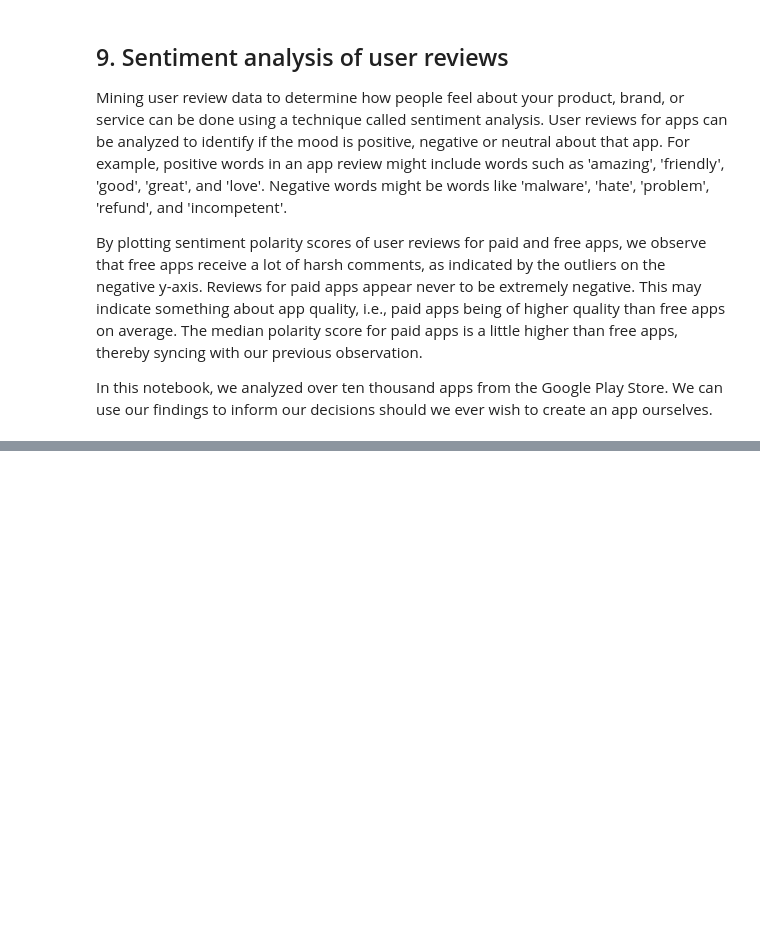
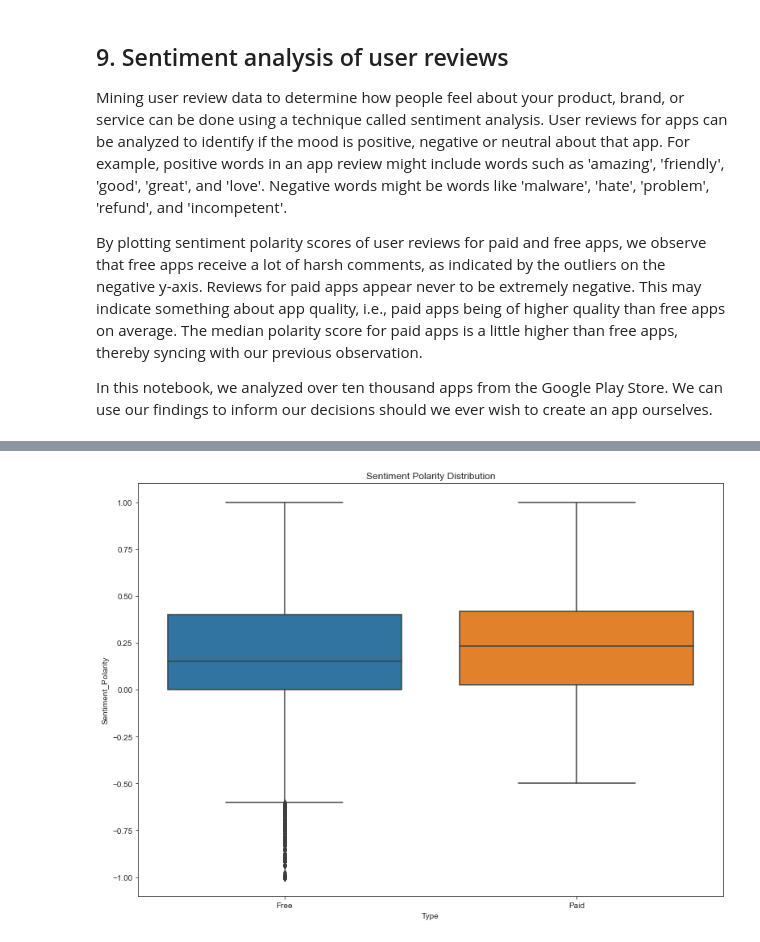
Before and after one commit to HassanShahzad7/Analyzing-Android-App-Market-on-Google-Play, a Jupyter notebook: notebook.ipynb, the cells around one changed output, grey strips where cells are left out. Drawn from its saved outputs; the diff is of its cells as text; code cells hidden in the pictures; blank space fills up the shorter version.

```diff
--- a/notebook.ipynb
+++ b/notebook.ipynb
@@ -281,6 +281,6 @@ fig, ax = plt.subplots()
 fig.set_size_inches(11, 8)
 
 # User review sentiment polarity for paid vs. free apps
-ax = sns.boxplot(x = merged_df.Type, y = merged_df.Sentiment_Polarity', data = merged_df)
+ax = sns.boxplot(x = merged_df.Type, y = merged_df.Sentiment_Polarity, data = merged_df)
 ax.set_title('Sentiment Polarity Distribution')
 # %% [output]
@@ -287,0 +288 @@ SyntaxError: EOL while scanning string literal (<ipython-input-163-b12acfd705d5>
+[figure, added]
```
Also changed, not shown: parts of 4 cells of this notebook.
